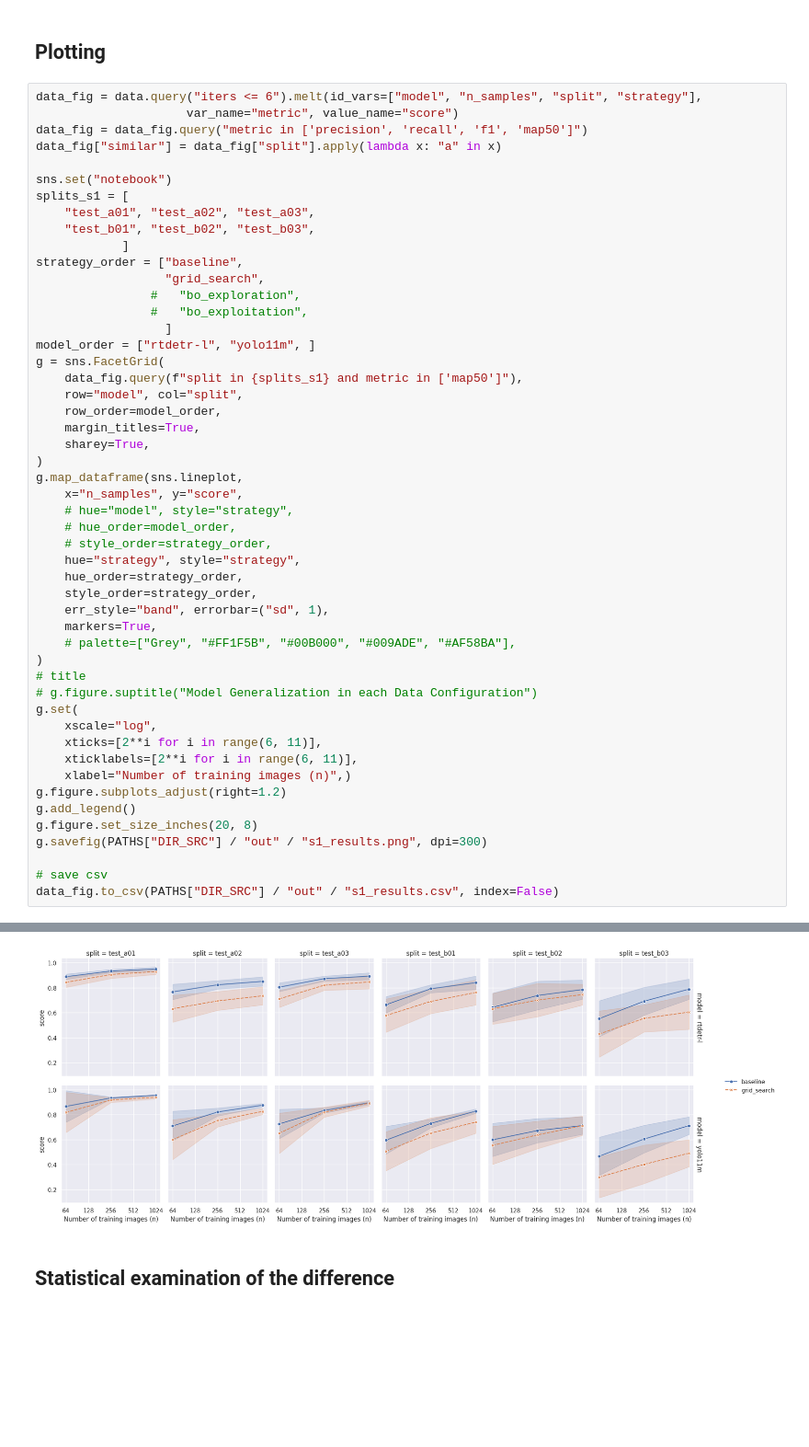
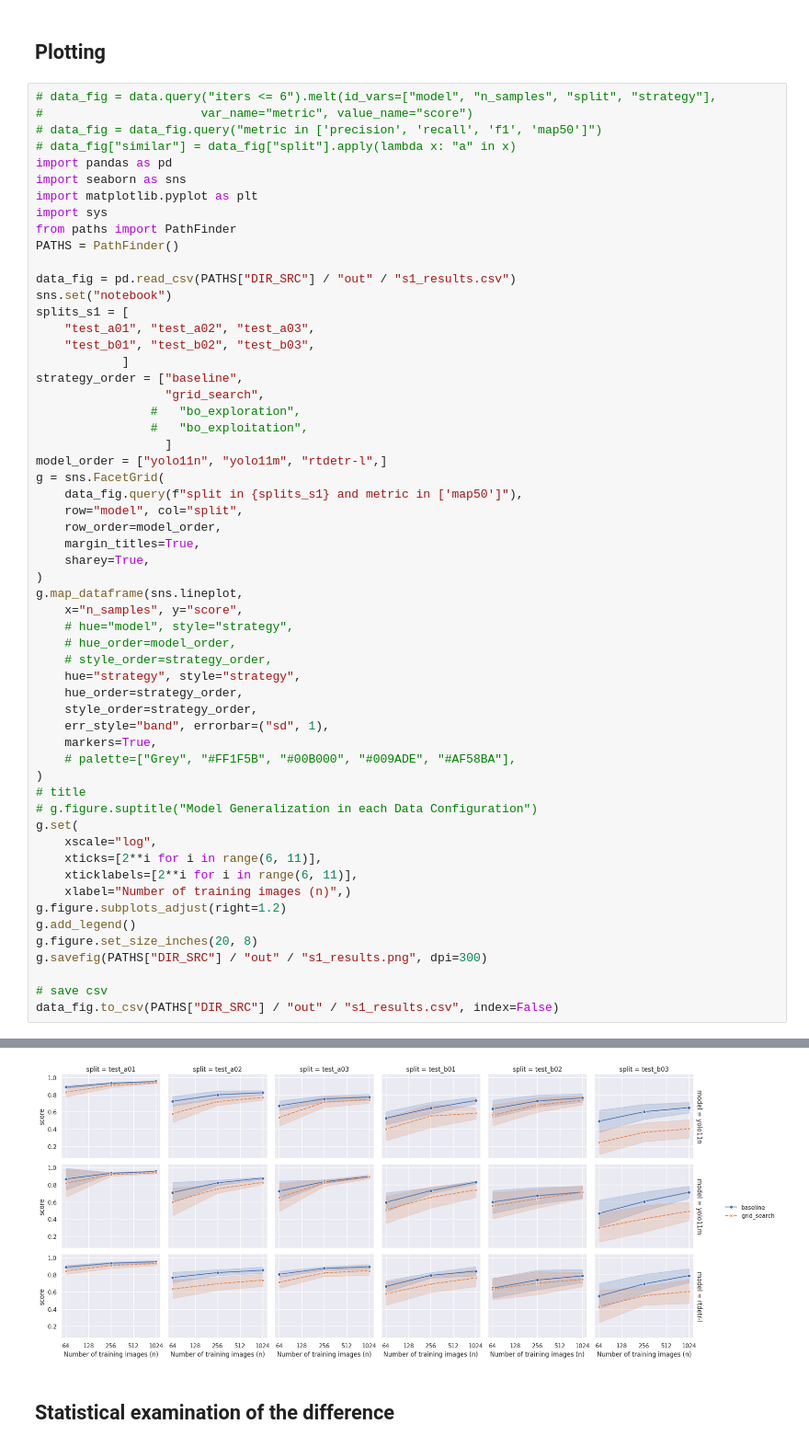
Before and after one commit to Niche-Lab/ant-detective, a Jupyter notebook: _4_eval-study1.ipynb, the cells around one changed output, grey strips where cells are left out. Shown at 92% size. Cells and saved outputs as stored; diff of their text form; blank space fills up the shorter version.

Commit message:
r2 results

```diff
--- a/_4_eval-study1.ipynb
+++ b/_4_eval-study1.ipynb
@@ -117,11 +117,18 @@ data_sum
 # %% [markdown]
 ## Plotting
 # %%
-data_fig = data.query("iters <= 6").melt(id_vars=["model", "n_samples", "split", "strategy"],
-                     var_name="metric", value_name="score")
-data_fig = data_fig.query("metric in ['precision', 'recall', 'f1', 'map50']")
-data_fig["similar"] = data_fig["split"].apply(lambda x: "a" in x)
+# data_fig = data.query("iters <= 6").melt(id_vars=["model", "n_samples", "split", "strategy"],
+#                      var_name="metric", value_name="score")
+# data_fig = data_fig.query("metric in ['precision', 'recall', 'f1', 'map50']")
+# data_fig["similar"] = data_fig["split"].apply(lambda x: "a" in x)
+import pandas as pd
+import seaborn as sns
+import matplotlib.pyplot as plt
+import sys
+from paths import PathFinder
+PATHS = PathFinder()
 
+data_fig = pd.read_csv(PATHS["DIR_SRC"] / "out" / "s1_results.csv")
 sns.set("notebook")
 splits_s1 = [
     "test_a01", "test_a02", "test_a03",
@@ -132,7 +139,7 @@ strategy_order = ["baseline",
                 #   "bo_exploration",
                 #   "bo_exploitation",
                   ]
-model_order = ["rtdetr-l", "yolo11m", ]
+model_order = ["yolo11n", "yolo11m", "rtdetr-l",]
 g = sns.FacetGrid(
     data_fig.query(f"split in {splits_s1} and metric in ['map50']"),
     row="model", col="split",
@@ -170,4 +186,4 @@ data_fig.to_csv(PATHS["DIR_SRC"] / "out" / "s1_results.csv", index=False)
-[figure, old version]
+[figure, new version]
 # %% [markdown]
 ## Statistical examination of the difference
 # %%
```
Also changed, not shown: parts of 3 cells of this notebook, 13 other files.
